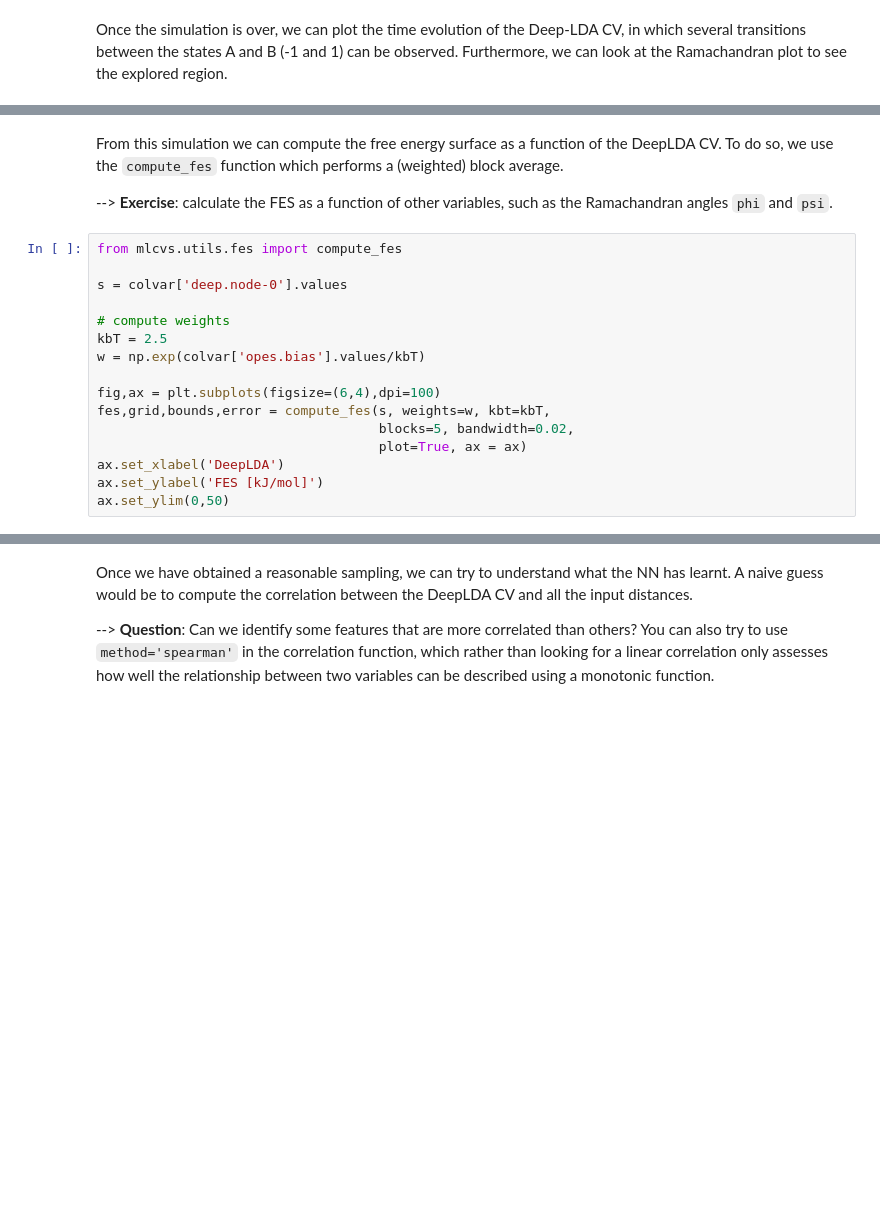
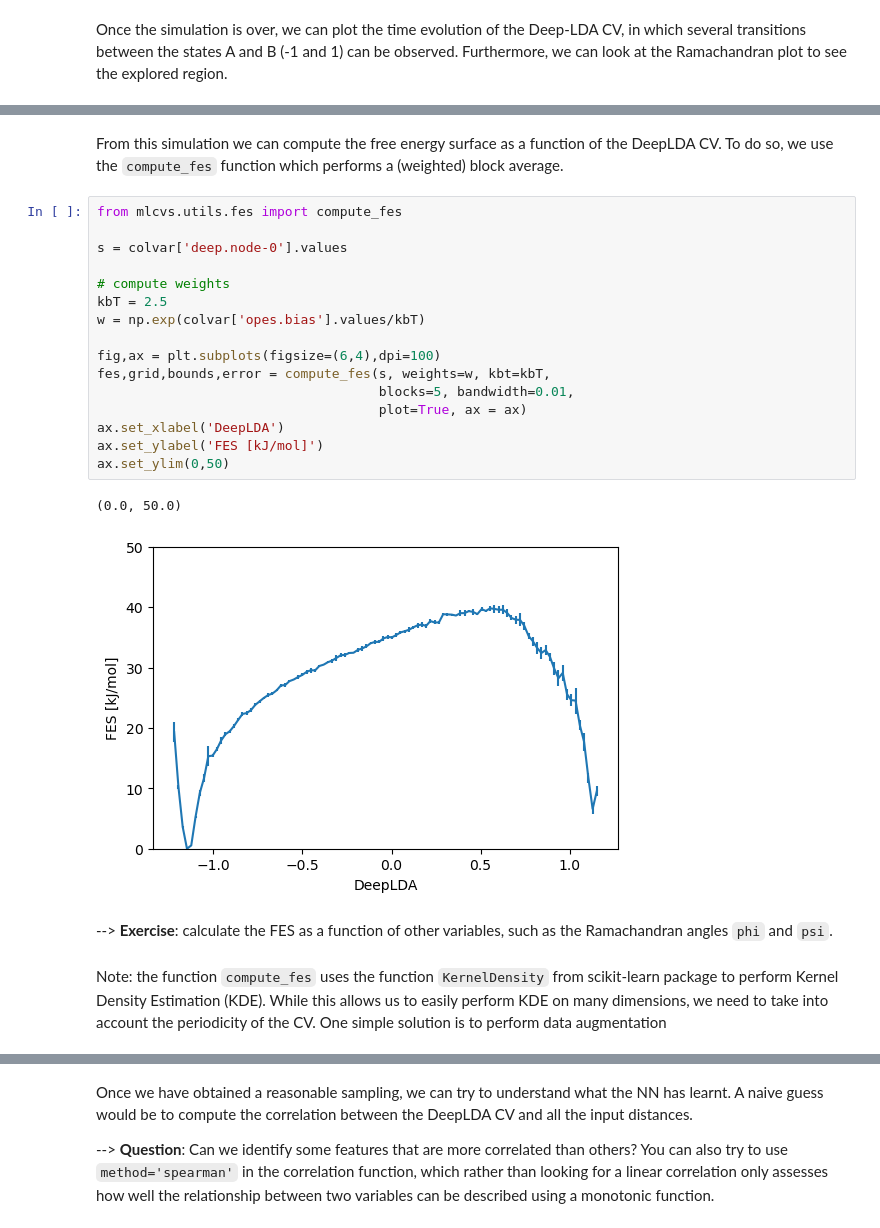
Before and after one commit to luigibonati/masterclass-plumed, a Jupyter notebook: tutorial1_DeepLDA.ipynb, the cells around one changed output, grey strips where cells are left out. Cells and saved outputs as stored; diff of their text form; blank space fills up the shorter version.

```diff
--- a/tutorial1_DeepLDA.ipynb
+++ b/tutorial1_DeepLDA.ipynb
@@ -445,20 +616,25 @@ plt.show()
 # %% [markdown]
 From this simulation we can compute the free energy surface as a function of the DeepLDA CV. To do so, we use the `compute_fes` function which performs a (weighted) block average.
-
---> **Exercise**: calculate the FES as a function of other variables, such as the Ramachandran angles `phi` and `psi`.
 # %%
 from mlcvs.utils.fes import compute_fes
 
 s = colvar['deep.node-0'].values
 
 # compute weights
 kbT = 2.5
 w = np.exp(colvar['opes.bias'].values/kbT)
 
 fig,ax = plt.subplots(figsize=(6,4),dpi=100)
 fes,grid,bounds,error = compute_fes(s, weights=w, kbt=kbT,
-                                    blocks=5, bandwidth=0.02,
+                                    blocks=5, bandwidth=0.01,
                                     plot=True, ax = ax)
 ax.set_xlabel('DeepLDA')
 ax.set_ylabel('FES [kJ/mol]')
 ax.set_ylim(0,50)
+# %% [output]
+(0.0, 50.0)
+[figure, added]
+# %% [markdown]
+--> **Exercise**: calculate the FES as a function of other variables, such as the Ramachandran angles `phi` and `psi`.
+# %% [markdown]
+Note: the function `compute_fes` uses the function `KernelDensity` from scikit-learn package to perform Kernel Density Estimation (KDE). While this allows us to easily perform KDE on many dimensions, we need to take into account the periodicity of the CV. One simple solution is to perform data augmentation
```
Also changed, not shown: parts of 32 cells of this notebook.
